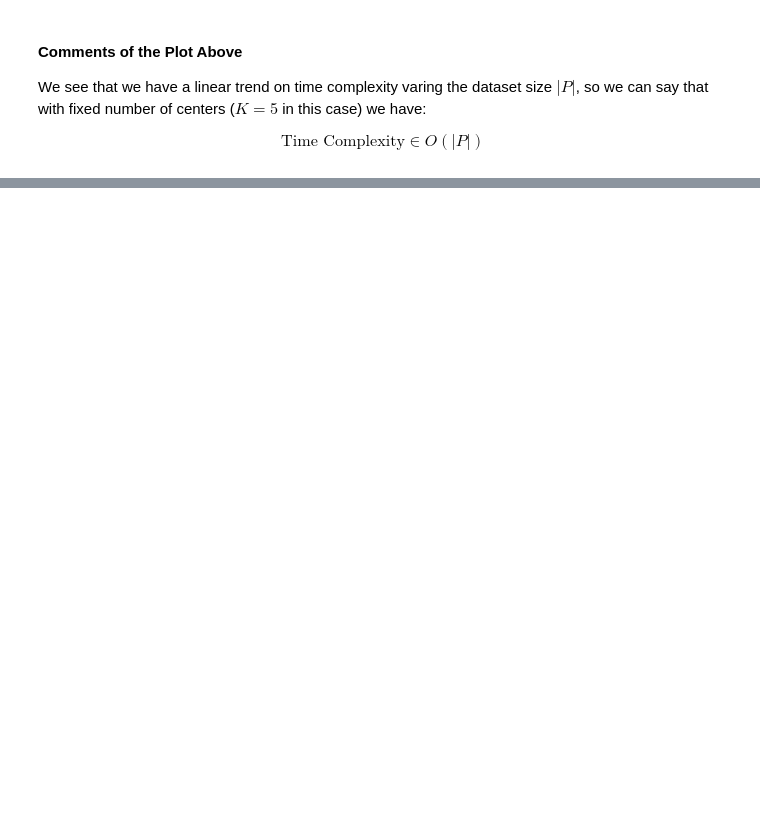
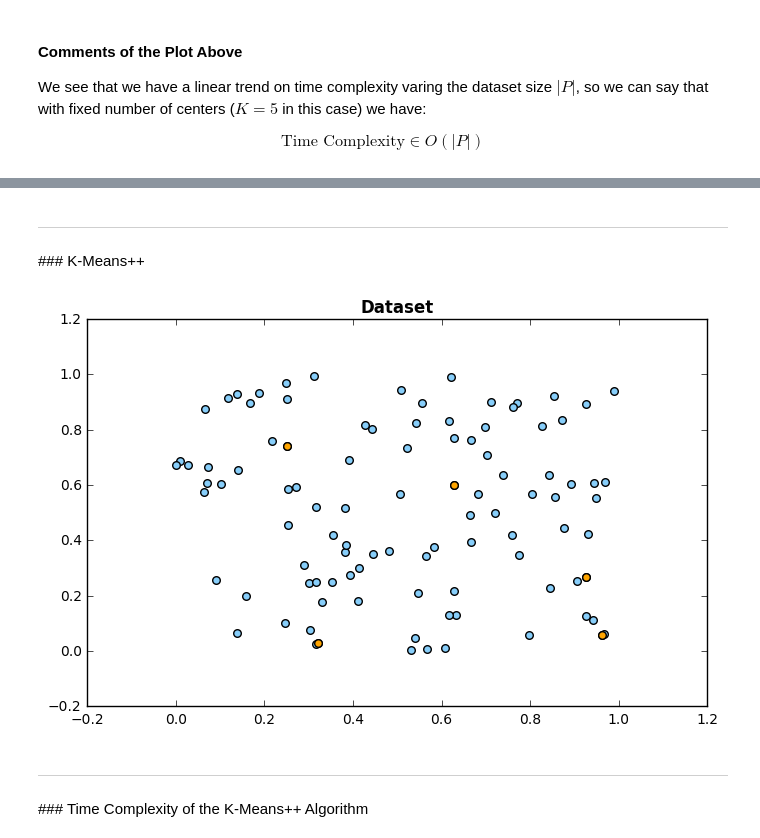
Before and after one commit to MatteoDrago/bdc-hw, a Jupyter notebook: Homework 3/Homework3_GC.ipynb, the cells around one changed output, grey strips where cells are left out. Cells and saved outputs as stored; diff of their text form; code cells hidden in the pictures; blank space fills up the shorter version.

```diff
--- a/Homework 3/Homework3_GC.ipynb
+++ b/Homework 3/Homework3_GC.ipynb
@@ -199,0 +205,3 @@ I have to fix the algorithm because I see that the complexity varing $K$ and kee
+# %% [markdown]
+<hr>
+### K-Means++
@@ -199,0 +241,21 @@ I have to fix the algorithm because I see that the complexity varing $K$ and kee
+# %%
+P = [p for p in vector_list]
+centers = kmeansPP(P, 5)
+# %%
+# Plot
+plt.figure(figsize=(8, 5))
+plt.title('Dataset', fontweight='bold')
+for i in range(n_points):
+    plt.scatter(vector_list[i][0], vector_list[i][1], c='lightskyblue', s=30, zorder=5)
+
+# Plot the Centers
+for i in range(len(centers)):
+    center_i = centers[i]
+    plt.scatter(center_i[0], center_i[1], c='orange', s=30, zorder=10)
+
+plt.show()
+# %% [output]
+[figure, added]
+# %% [markdown]
+<hr>
+### Time Complexity of the K-Means++ Algorithm
```
Also changed, not shown: parts of 19 cells of this notebook, 2 other files.
